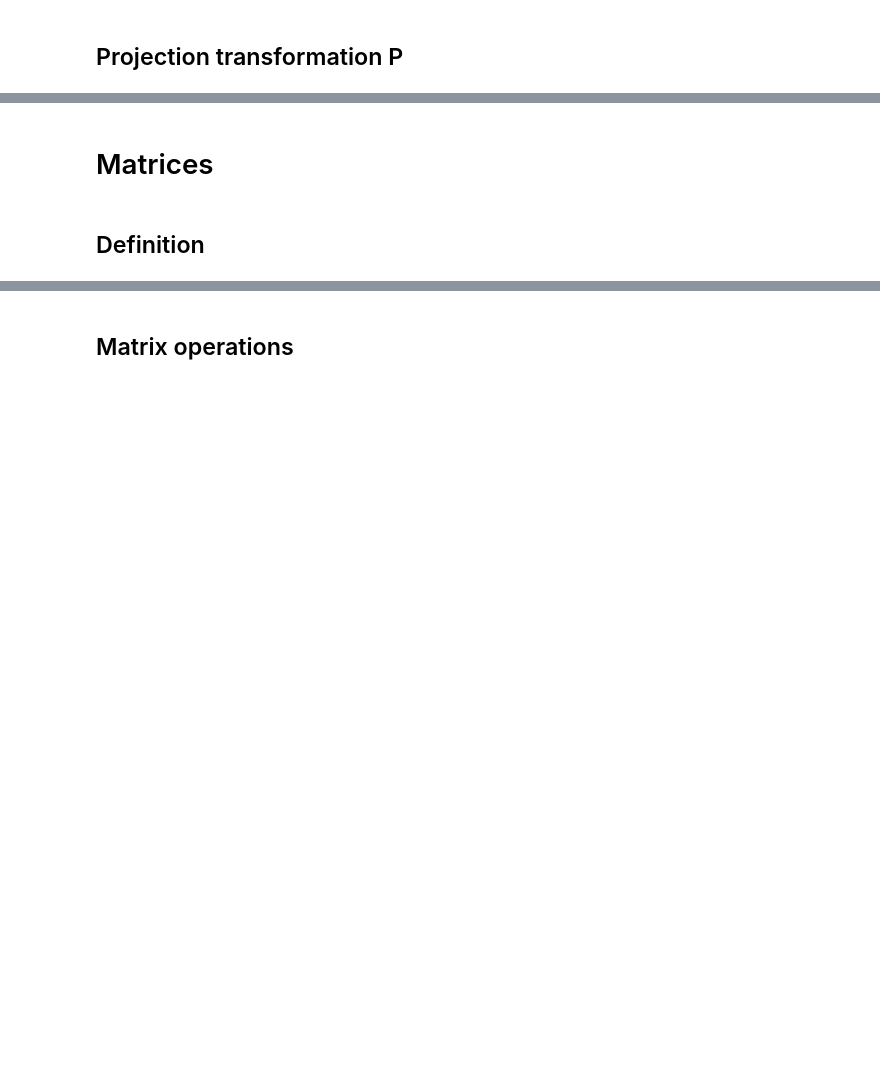
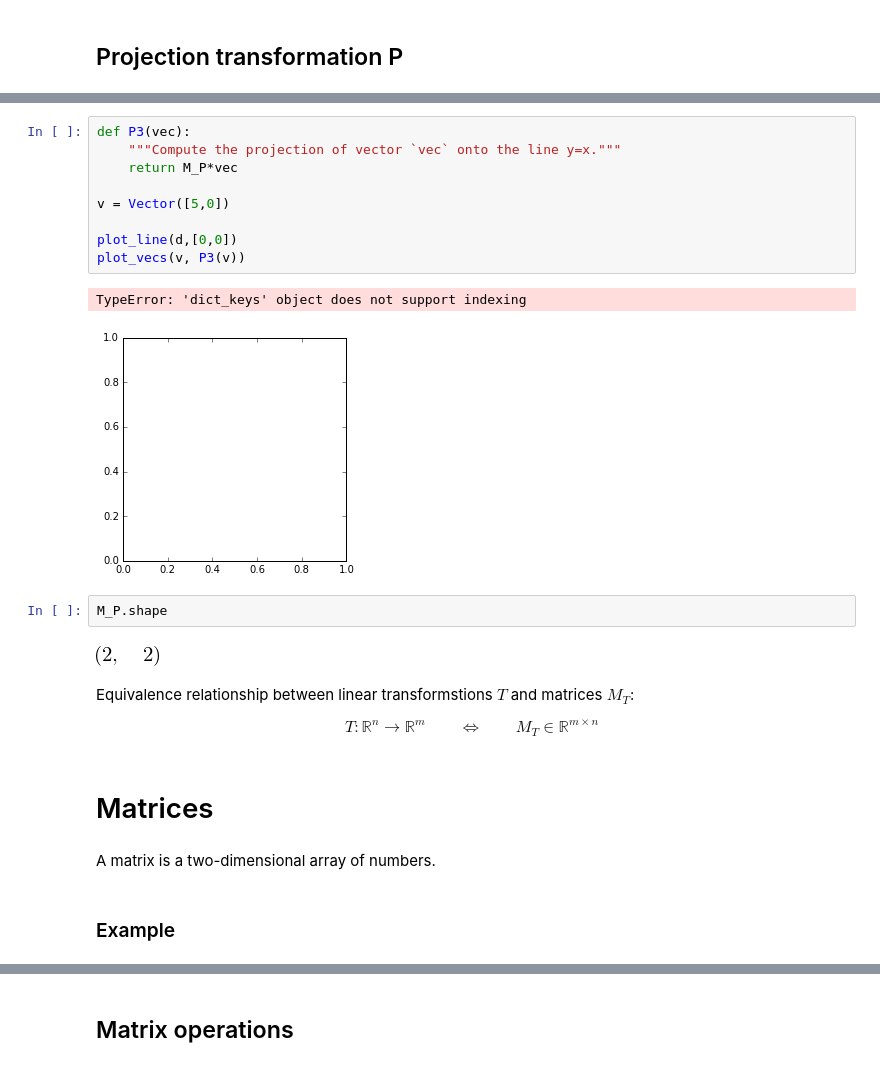
Before and after one commit to minireference/noBSLAnotebooks, a Jupyter notebook: Linear_algebra_overview.ipynb, the cells around one changed output, grey strips where cells are left out. Cells and saved outputs as stored; diff of their text form; blank space fills up the shorter version.

```diff
--- a/Linear_algebra_overview.ipynb
+++ b/Linear_algebra_overview.ipynb
@@ -251,4 +299,32 @@ $$
+# %%
+def P3(vec):
+    """Compute the projection of vector `vec` onto the line y=x."""
+    return M_P*vec
+
+v = Vector([5,0])
+
+plot_line(d,[0,0])
+plot_vecs(v, P3(v))
+# %% [output]
+TypeError: 'dict_keys' object does not support indexing
+[figure, added]
+# %%
+M_P.shape
+# %% [output]
+[figure, added]
+# %% [markdown]
+Equivalence relationship between linear transformstions $T$ and matrices $M_T$:
+
+$$
+  T : \mathbb{R}^n \to \mathbb{R}^m
+  \qquad
+  \Leftrightarrow
+  \qquad
+  M_T \in \mathbb{R}^{m \times n}
+$$
 # %% [markdown]
 # Matrices
+# %% [markdown]
+A matrix is a two-dimensional array of numbers.
 # %% [markdown]
-## Definition
+### Example
```
Also changed, not shown: parts of 83 cells of this notebook, 1 other file.
